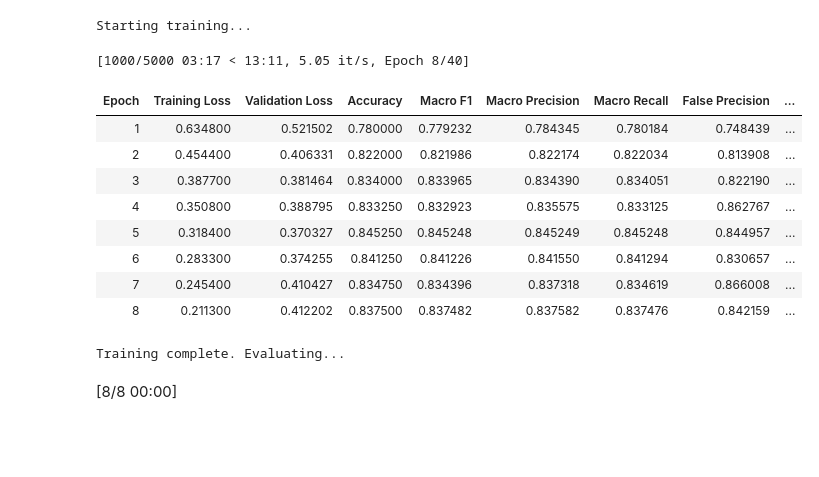
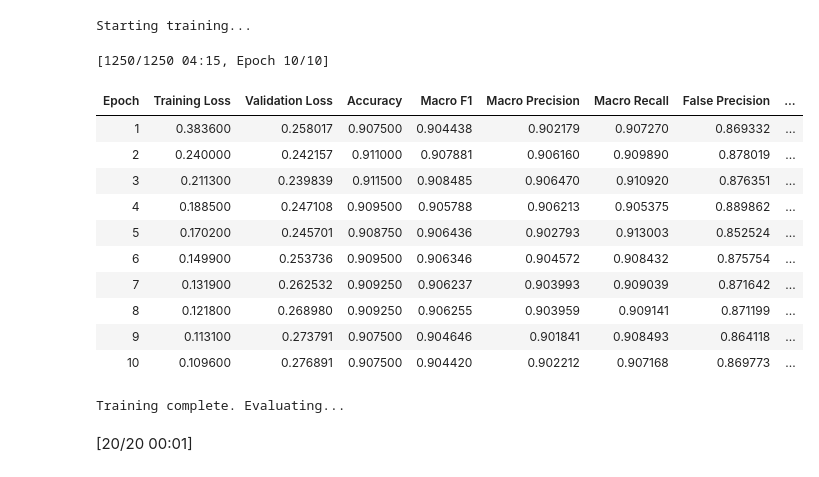
Before and after one commit to SorataBaka/2025-graduation-research, a Jupyter notebook: relevancy-classifier/5. relevancy_classifier_training.ipynb, the cells around one changed output. Cells and saved outputs as stored; diff of their text form; code cells hidden in the pictures; blank space fills up the shorter version.

Commit message:
trained a model with around 90 percent accuracy

```diff
--- a/relevancy-classifier/5. relevancy_classifier_training.ipynb
+++ b/relevancy-classifier/5. relevancy_classifier_training.ipynb
@@ -1,7 +1,7 @@
 # %%
 from datasets import load_dataset, ClassLabel
-ds = load_dataset("tianharjuno/twitter-parse", cache_dir="cache/")
-train_ds = ds["sampled_20000_labeled"]
+ds = load_dataset("tianharjuno/twitter-parse", cache_dir="/data/cache/")
+train_ds = ds["train"]
 test_ds = ds["test"]
 # Split into 80% train, 20% temp (for eval + test)
 train_ds_split= train_ds.train_test_split(test_size=0.2, seed=42)
@@ -13,18 +13,18 @@ print(train_ds, eval_ds, test_ds)
 
 print(f"Train: {len(train_ds)}, Eval: {len(eval_ds)}, Test: {len(test_ds)}")
 
-class_labels = ClassLabel(names=list(set(train_ds["related"])))
+class_labels = ClassLabel(names=list(set(train_ds["relevant"])))
 
-train_ds = train_ds.cast_column("related", class_labels)
-eval_ds = eval_ds.cast_column("related", class_labels)
-test_ds = test_ds.cast_column("related", class_labels)
+train_ds = train_ds.cast_column("relevant", class_labels)
+eval_ds = eval_ds.cast_column("relevant", class_labels)
+test_ds = test_ds.cast_column("relevant", class_labels)
 
-cleaned_train_ds = train_ds.select_columns(["content", "related"])
-cleaned_test_ds = test_ds.select_columns(["content", "related"])
-cleaned_eval_ds = eval_ds.select_columns(["content", "related"])
-cleaned_train_ds = cleaned_train_ds.rename_column("related", "label")
-cleaned_eval_ds = cleaned_eval_ds.rename_column("related", "label")
-cleaned_test_ds = cleaned_test_ds.rename_column("related", "label")
+cleaned_train_ds = train_ds.select_columns(["content", "relevant"])
+cleaned_test_ds = test_ds.select_columns(["content", "relevant"])
+cleaned_eval_ds = eval_ds.select_columns(["content", "relevant"])
+cleaned_train_ds = cleaned_train_ds.rename_column("relevant", "label")
+cleaned_eval_ds = cleaned_eval_ds.rename_column("relevant", "label")
+cleaned_test_ds = cleaned_test_ds.rename_column("relevant", "label")
 
 cleaned_train_ds = cleaned_train_ds.rename_column("content", "text")
 cleaned_eval_ds = cleaned_eval_ds.rename_column("content", "text")
@@ -81,11 +81,11 @@ device = torch.device("cuda")
 # Load model & tokenizer
 model = AutoModelForSequenceClassification.from_pretrained(
     "indolem/indobertweet-base-uncased",
-    cache_dir="cache/"
+    cache_dir="/data/cache/"
 )
 tokenizer = AutoTokenizer.from_pretrained(
     "indolem/indobertweet-base-uncased",
-    cache_dir="cache/"
+    cache_dir="/data/cache/"
 )
 
 # Move model to device
@@ -176,22 +191,21 @@ def compute_metrics(class_names):
 
 
 training_args = TrainingArguments(
-    output_dir="./results",
+    output_dir="/data",
     overwrite_output_dir=True,
     eval_strategy="epoch",     # evaluate at the end of each epoch
     save_strategy="epoch",           # save checkpoint at the end of each epoch
     learning_rate=1e-5,
     per_device_train_batch_size=128,
     per_device_eval_batch_size=256,
-    num_train_epochs=40,
+    num_train_epochs=10,
     weight_decay=0.05,
     logging_strategy="epoch",
     load_best_model_at_end=True,
     metric_for_best_model="eval_macro_f1",
     greater_is_better=True,
-    warmup_steps=500,
+    warmup_ratio=0.01,
     fp16=True,
-    gradient_accumulation_steps=1,
 )
 
 def train_model(
@@ -210,34 +224,35 @@ def train_model(
         eval_dataset=eval_dataset,
         data_collator=default_data_collator,
         compute_metrics=compute_callback,
-        callbacks=[EarlyStoppingCallback(early_stopping_patience=3)],
         class_weights=class_weights
     )
     print("Starting training...")
     trainer.train()
     print("Training complete. Evaluating...")
-    return trainer.evaluate(eval_dataset = test_dataset)
+    return trainer.evaluate(eval_dataset = test_dataset), trainer.model
 # %%
 import os
 num_false = label_counts.get(False, 0)
 num_true = label_counts.get(True, 0)
 total = num_false + num_true
 
 my_weights = torch.tensor([num_true / total,  # weight for class 0 (False)
                            num_false / total], # weight for class 1 (True)
                            dtype=torch.float)
-results = train_model(model, encoded_train_ds, encoded_eval_ds, encoded_test_ds, class_labels.names, my_weights)
+results, trained_model = train_model(model, encoded_train_ds, encoded_eval_ds, encoded_test_ds, class_labels.names, my_weights)
 # %% [output]
 Starting training...
-[1000/5000 03:17 < 13:11, 5.05 it/s, Epoch 8/40]
+[1250/1250 04:15, Epoch 10/10]
 | Epoch | Training Loss | Validation Loss | Accuracy | Macro F1 | Macro Precision | Macro Recall | False Precision | ... |
-| 1 | 0.634800 | 0.521502 | 0.780000 | 0.779232 | 0.784345 | 0.780184 | 0.748439 | ... |
-| 2 | 0.454400 | 0.406331 | 0.822000 | 0.821986 | 0.822174 | 0.822034 | 0.813908 | ... |
-| 3 | 0.387700 | 0.381464 | 0.834000 | 0.833965 | 0.834390 | 0.834051 | 0.822190 | ... |
-| 4 | 0.350800 | 0.388795 | 0.833250 | 0.832923 | 0.835575 | 0.833125 | 0.862767 | ... |
-| 5 | 0.318400 | 0.370327 | 0.845250 | 0.845248 | 0.845249 | 0.845248 | 0.844957 | ... |
-| 6 | 0.283300 | 0.374255 | 0.841250 | 0.841226 | 0.841550 | 0.841294 | 0.830657 | ... |
-| 7 | 0.245400 | 0.410427 | 0.834750 | 0.834396 | 0.837318 | 0.834619 | 0.866008 | ... |
-| 8 | 0.211300 | 0.412202 | 0.837500 | 0.837482 | 0.837582 | 0.837476 | 0.842159 | ... |
+| 1 | 0.383600 | 0.258017 | 0.907500 | 0.904438 | 0.902179 | 0.907270 | 0.869332 | ... |
+| 2 | 0.240000 | 0.242157 | 0.911000 | 0.907881 | 0.906160 | 0.909890 | 0.878019 | ... |
+| 3 | 0.211300 | 0.239839 | 0.911500 | 0.908485 | 0.906470 | 0.910920 | 0.876351 | ... |
+| 4 | 0.188500 | 0.247108 | 0.909500 | 0.905788 | 0.906213 | 0.905375 | 0.889862 | ... |
+| 5 | 0.170200 | 0.245701 | 0.908750 | 0.906436 | 0.902793 | 0.913003 | 0.852524 | ... |
+| 6 | 0.149900 | 0.253736 | 0.909500 | 0.906346 | 0.904572 | 0.908432 | 0.875754 | ... |
+| 7 | 0.131900 | 0.262532 | 0.909250 | 0.906237 | 0.903993 | 0.909039 | 0.871642 | ... |
+| 8 | 0.121800 | 0.268980 | 0.909250 | 0.906255 | 0.903959 | 0.909141 | 0.871199 | ... |
+| 9 | 0.113100 | 0.273791 | 0.907500 | 0.904646 | 0.901841 | 0.908493 | 0.864118 | ... |
+| 10 | 0.109600 | 0.276891 | 0.907500 | 0.904420 | 0.902212 | 0.907168 | 0.869773 | ... |
 Training complete. Evaluating...
-[8/8 00:00]
+[20/20 00:01]
```
Also changed, not shown: parts of 16 cells of this notebook, 3 other files.
